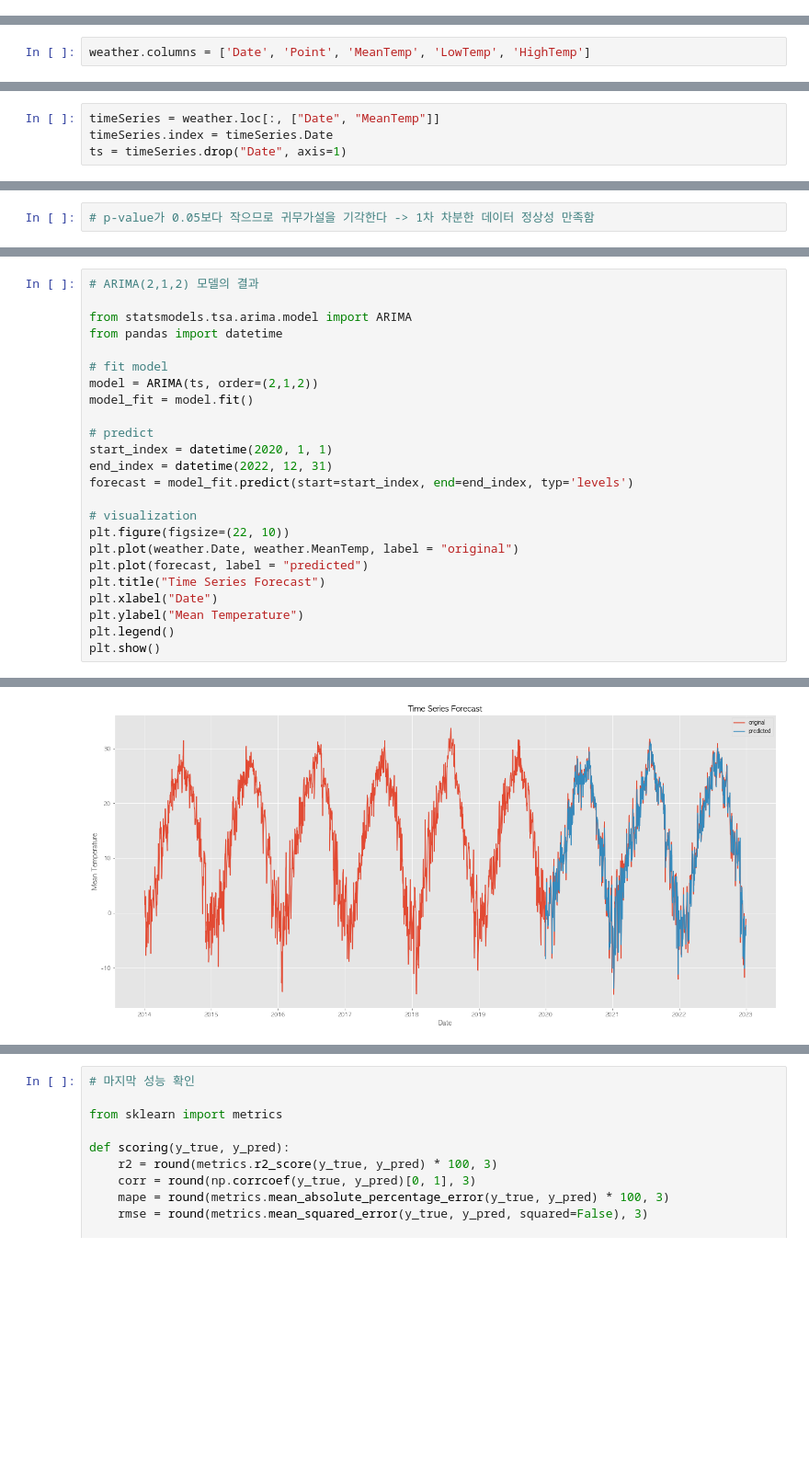
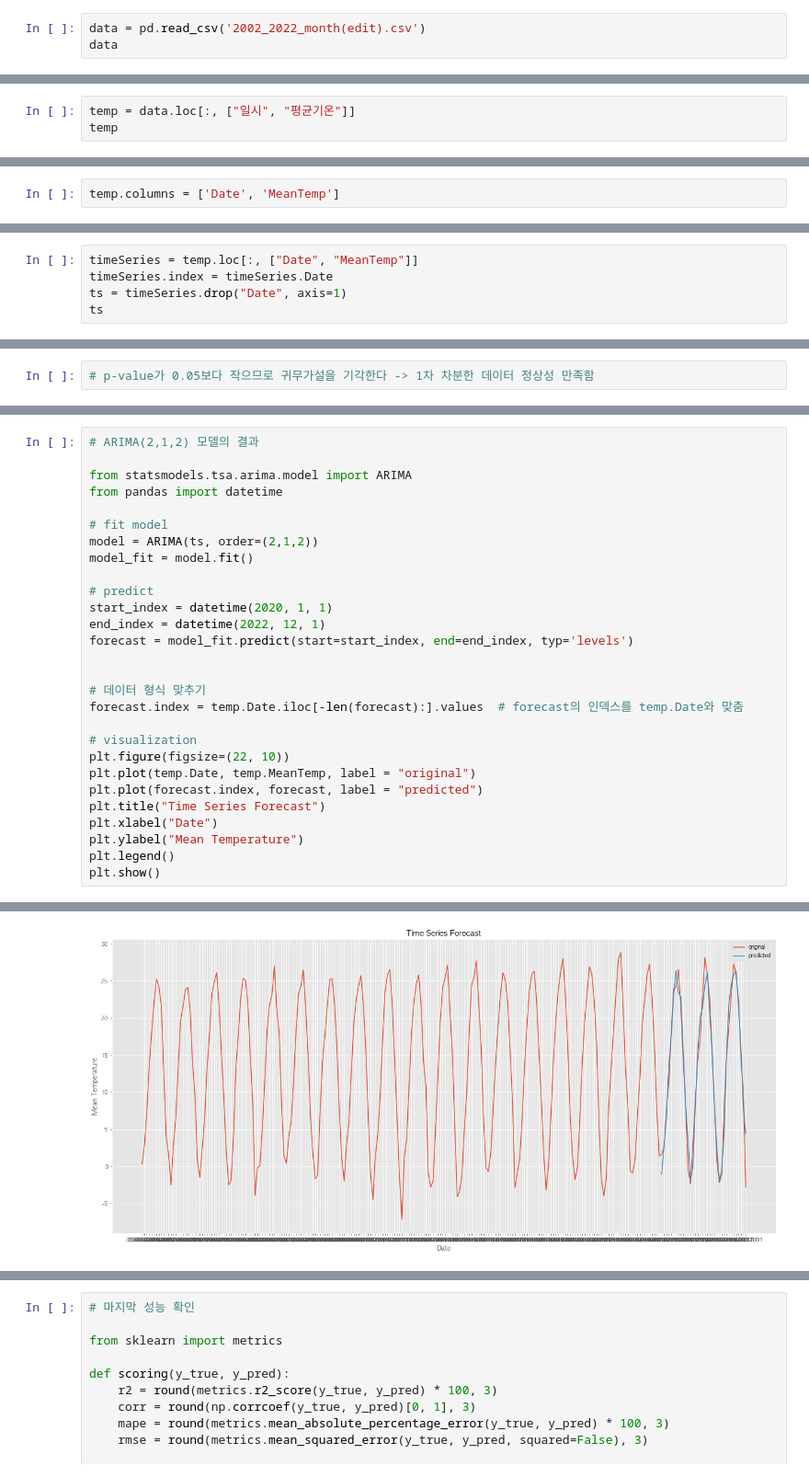
Before and after one commit to limyerin/Data-Youth-Campus, a Jupyter notebook: 기후데이터 + ARIMA.ipynb, the cells around one changed output, grey strips where cells are left out. Shown: that part at 92% size. Cells and saved outputs as stored; diff of their text form; blank space fills up the shorter version.

```diff
--- a/기후데이터 + ARIMA.ipynb
+++ b/기후데이터 + ARIMA.ipynb
@@ -45,0 +20,3 @@ weather.head()
+# %%
+data = pd.read_csv('2002_2022_month(edit).csv')
+data
@@ -45,0 +46,3 @@ weather.head()
+# %%
+temp = data.loc[:, ["일시", "평균기온"]]
+temp
@@ -46,2 +63,2 @@ weather.head()
 # %%
-weather.columns = ['Date', 'Point', 'MeanTemp', 'LowTemp', 'HighTemp']
+temp.columns = ['Date', 'MeanTemp']
@@ -258,4 +65,5 @@ plt.show()
 # %%
-timeSeries = weather.loc[:, ["Date", "MeanTemp"]]
+timeSeries = temp.loc[:, ["Date", "MeanTemp"]]
 timeSeries.index = timeSeries.Date
 ts = timeSeries.drop("Date", axis=1)
+ts
@@ -375,13 +177,17 @@ model_fit = model.fit()
 
 # predict
 start_index = datetime(2020, 1, 1)
-end_index = datetime(2022, 12, 31)
+end_index = datetime(2022, 12, 1)
 forecast = model_fit.predict(start=start_index, end=end_index, typ='levels')
+
+
+# 데이터 형식 맞추기
+forecast.index = temp.Date.iloc[-len(forecast):].values  # forecast의 인덱스를 temp.Date와 맞춤
 
 # visualization
 plt.figure(figsize=(22, 10))
-plt.plot(weather.Date, weather.MeanTemp, label = "original")
-plt.plot(forecast, label = "predicted")
+plt.plot(temp.Date, temp.MeanTemp, label = "original")
+plt.plot(forecast.index, forecast, label = "predicted")
 plt.title("Time Series Forecast")
 plt.xlabel("Date")
 plt.ylabel("Mean Temperature")
@@ -398,2 +197,2 @@ No frequency information was provided, so inferred frequency D will be used.
-[figure, old version]
+[figure, new version]
 # %%
```
Also changed, not shown: parts of 36 cells of this notebook.
